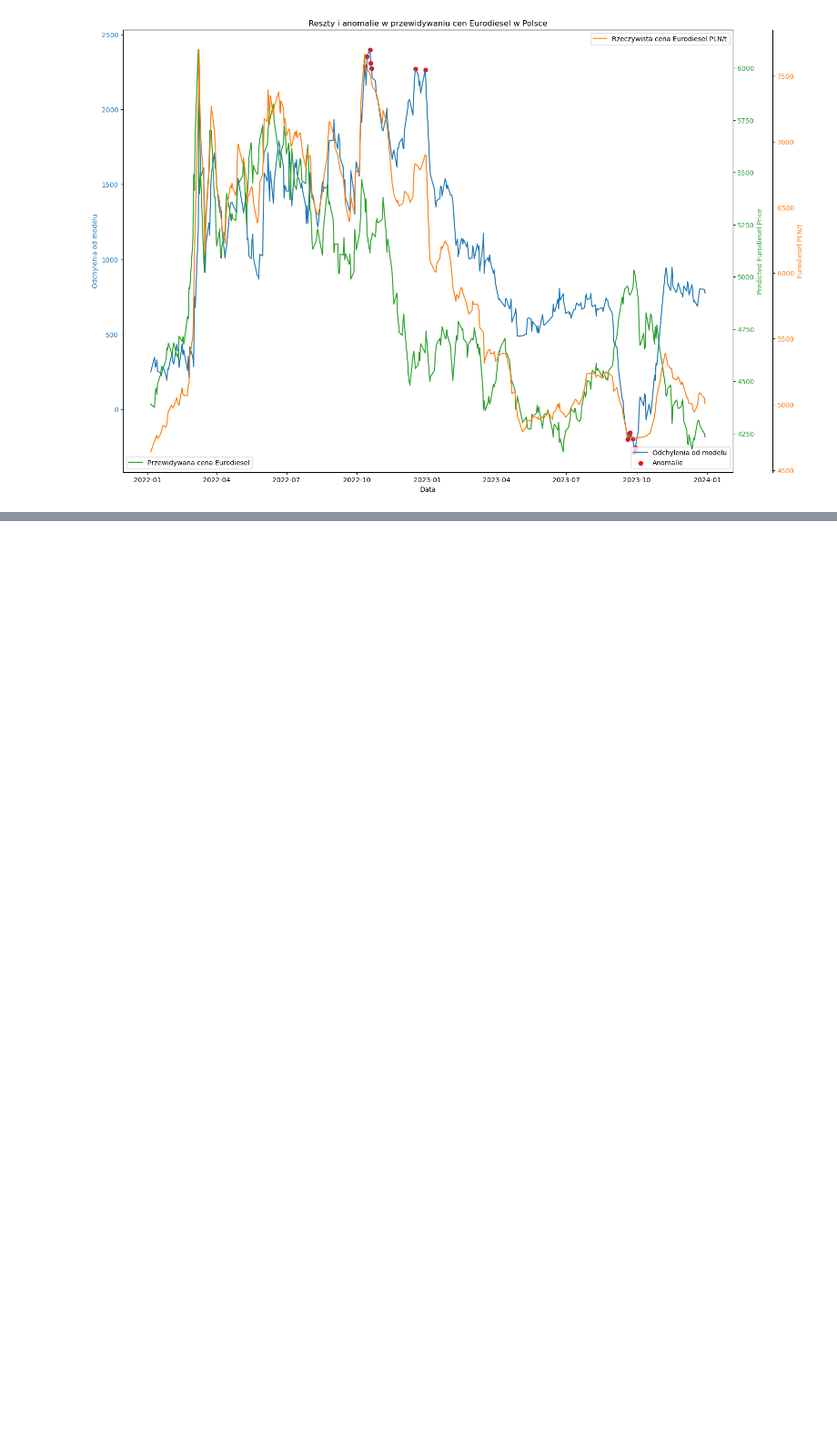
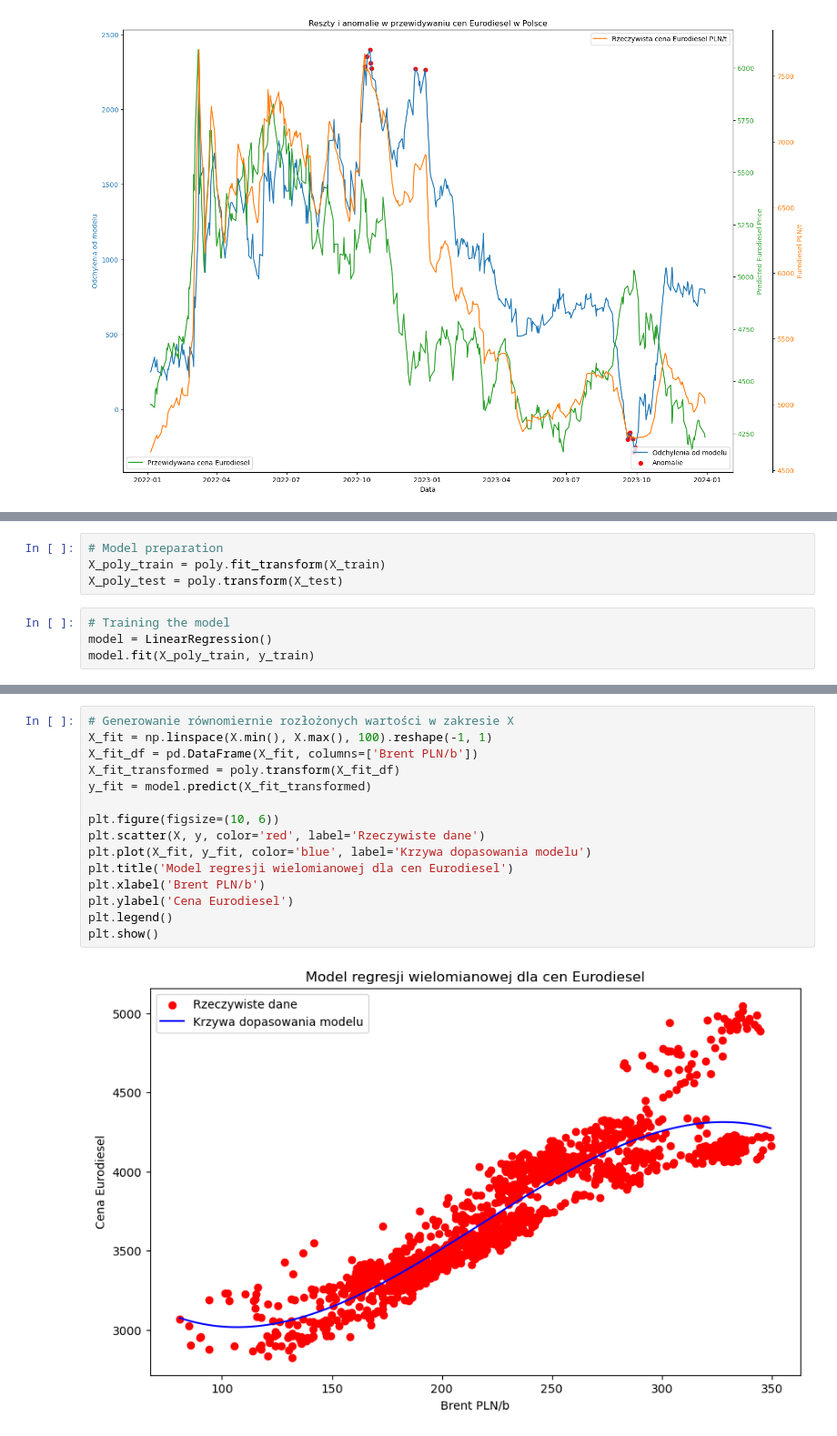
Before and after one commit to mariuszkam4/Orlen_fuel_prices, a Jupyter notebook: Orlen_fuel_prices.ipynb, the cells around one changed output, grey strips where cells are left out. Shown at 91% size. Cells and saved outputs as stored; diff of their text form; blank space fills up the shorter version.

```diff
--- a/Orlen_fuel_prices.ipynb
+++ b/Orlen_fuel_prices.ipynb
@@ -492,0 +586,8 @@ plt.show()
+# %%
+# Model preparation
+X_poly_train = poly.fit_transform(X_train)
+X_poly_test = poly.transform(X_test)
+# %%
+# Training the model
+model = LinearRegression()
+model.fit(X_poly_train, y_train)
@@ -492,0 +609,17 @@ plt.show()
+# %%
+# Generowanie równomiernie rozłożonych wartości w zakresie X
+X_fit = np.linspace(X.min(), X.max(), 100).reshape(-1, 1)
+X_fit_df = pd.DataFrame(X_fit, columns=['Brent PLN/b'])
+X_fit_transformed = poly.transform(X_fit_df)
+y_fit = model.predict(X_fit_transformed)
+
+plt.figure(figsize=(10, 6))
+plt.scatter(X, y, color='red', label='Rzeczywiste dane')
+plt.plot(X_fit, y_fit, color='blue', label='Krzywa dopasowania modelu')
+plt.title('Model regresji wielomianowej dla cen Eurodiesel')
+plt.xlabel('Brent PLN/b')
+plt.ylabel('Cena Eurodiesel')
+plt.legend()
+plt.show()
+# %% [output]
+[figure, added]
```
Also changed, not shown: parts of 17 cells of this notebook.
